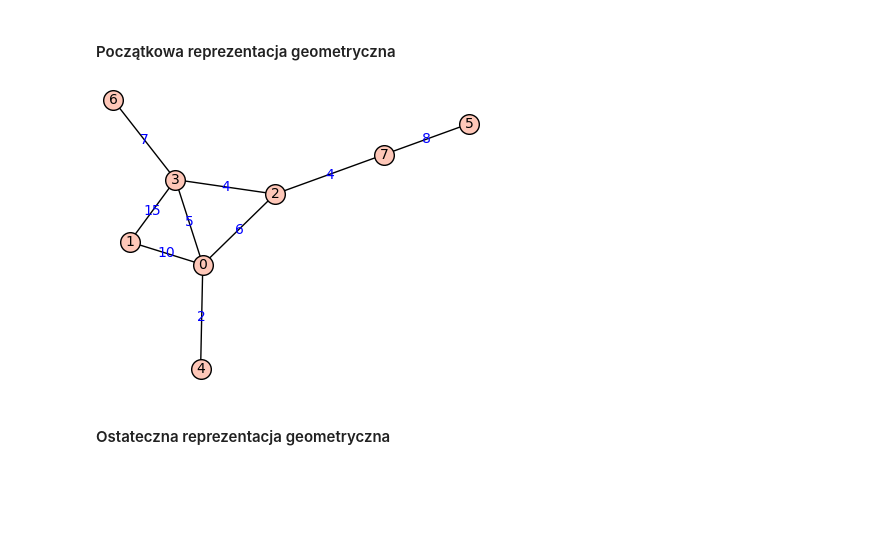
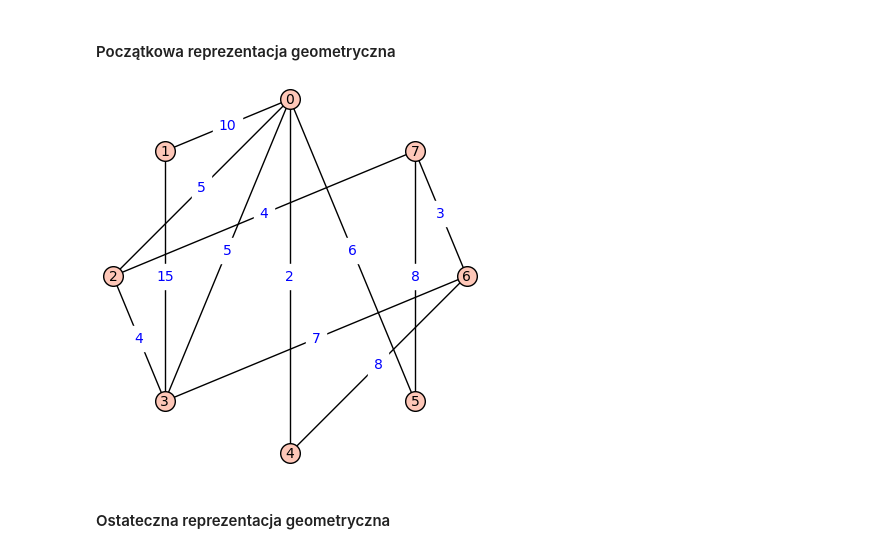
Before and after one commit to YarikRevich/mst_algorithms, a Jupyter notebook: Algorytmy wyznaczania MST.ipynb, the cells around one changed output. Saved outputs shown, nothing was run; the diff lists cells and outputs as text; code cells hidden in the pictures; blank space fills up the shorter version.

```diff
--- a/Algorytmy wyznaczania MST.ipynb
+++ b/Algorytmy wyznaczania MST.ipynb
@@ -150,13 +150,16 @@ $$\mathcal O(E*log(E))$$
 Poniżej jest podany przykład wykorzystania, który ...
 # %%
 src = [[0, 1, 10],
-    [0, 2, 6],
+    [0, 5, 6],
     [0, 3, 5],
     [1, 3, 15],
     [2, 3, 4],
+    [0, 2, 5],
     [0, 4, 2],
     [3, 6, 7],
     [2, 7, 4],
+    [4, 6, 8],
+    [6, 7, 3],
     [5, 7, 8]]
 result = kruskal(src, 8)
 
@@ -170,17 +173,12 @@ Sprawdzenie poprawności odbywa się przy pomocy wbudowanej w środowisko **Sage
 # %%
 from sage.graphs.spanning_tree import filter_kruskal
 
-validation_src = {}
+validation_src = []
 
 for c in src:
-    if validation_src.get(c[0]) is None:
-        validation_src[c[0]] = [c[1]]
-    else:
-        validation_src[c[0]] += [c[1]]
-g = Graph(validation_src)
-
-for c in src:
-    g.set_edge_label(c[0], c[1], c[2])
+    validation_src.append(tuple(c))
+g = Graph()
+g.add_edges(validation_src)
 
 valid_result = filter_kruskal(g, check=True)
 for v in result:
@@ -191,47 +189,21 @@ for v in result:
     assert found == True
 # %% [markdown]
 #### Początkowa reprezentacja geometryczna
-# %%
-from sage.graphs.graph_plot import GraphPlot
-options = {
-    'vertex_size': 200,
-    'vertex_labels': True,
-    'edge_style': 'solid',
-    'edge_colors': None,
-    'edge_labels': True,
-    'iterations': 50,
-    'tree_orientation': 'down',
-    'heights': None,
-    'graph_border': False,
-    'talk': False,
-    'color_by_label': False,
-    'partition': None,
-    'dist': .075,
-    'max_dist': 1.5,
-    'loop_size': .075,
-    'save_pos': True,
-    'edge_labels_background': 'transparent'}
-
-graph_src = {}
-labels_src = {}
-
-for c in src:
-    if graph_src.get(c[0]) is None:
-        graph_src[c[0]] = [c[1]]
-    else:
-        graph_src[c[0]] += [c[1]]
-
-
-g = Graph(graph_src)
-
-edge_colors = []
-for c in src:
-    edge_colors.append('red')
-    g.set_edge_label(c[0], c[1], c[2])
-
-GP = GraphPlot(g, options)
-GP.show()
-# %% [output]
-[figure, removed]
+# %%
+from sage.graphs.graph_plot import GraphPlot
+
+graph_src = []
+labels_src = {}
+
+for c in src:
+    graph_src.append(tuple(c))
+
+g = Graph()
+g.add_edges(graph_src)
+
+GP = g.graphplot(edge_labels=True, layout='circular')
+GP.show()
+# %% [output]
+[figure, added]
 # %% [markdown]
 #### Ostateczna reprezentacja geometryczna
```
Also changed, not shown: parts of 8 cells of this notebook.
